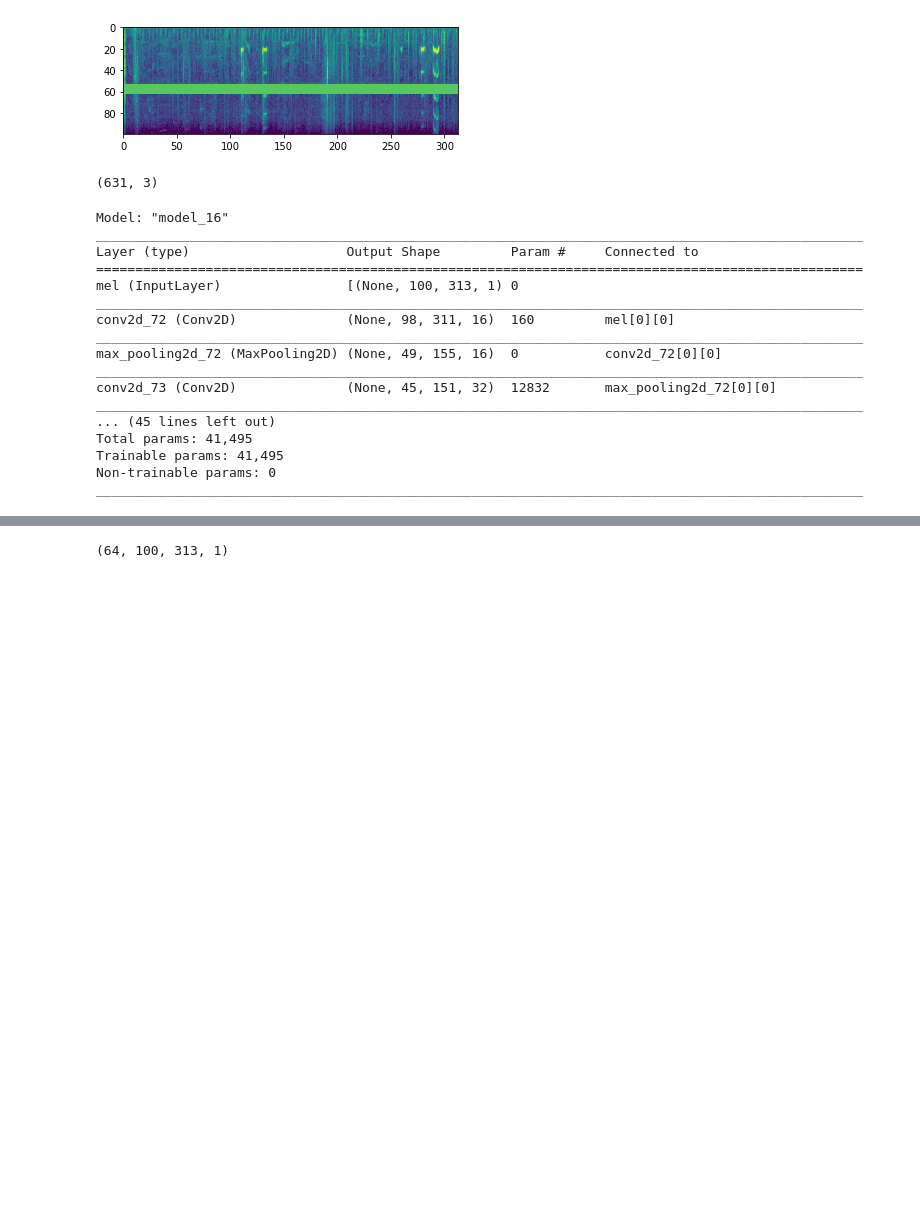
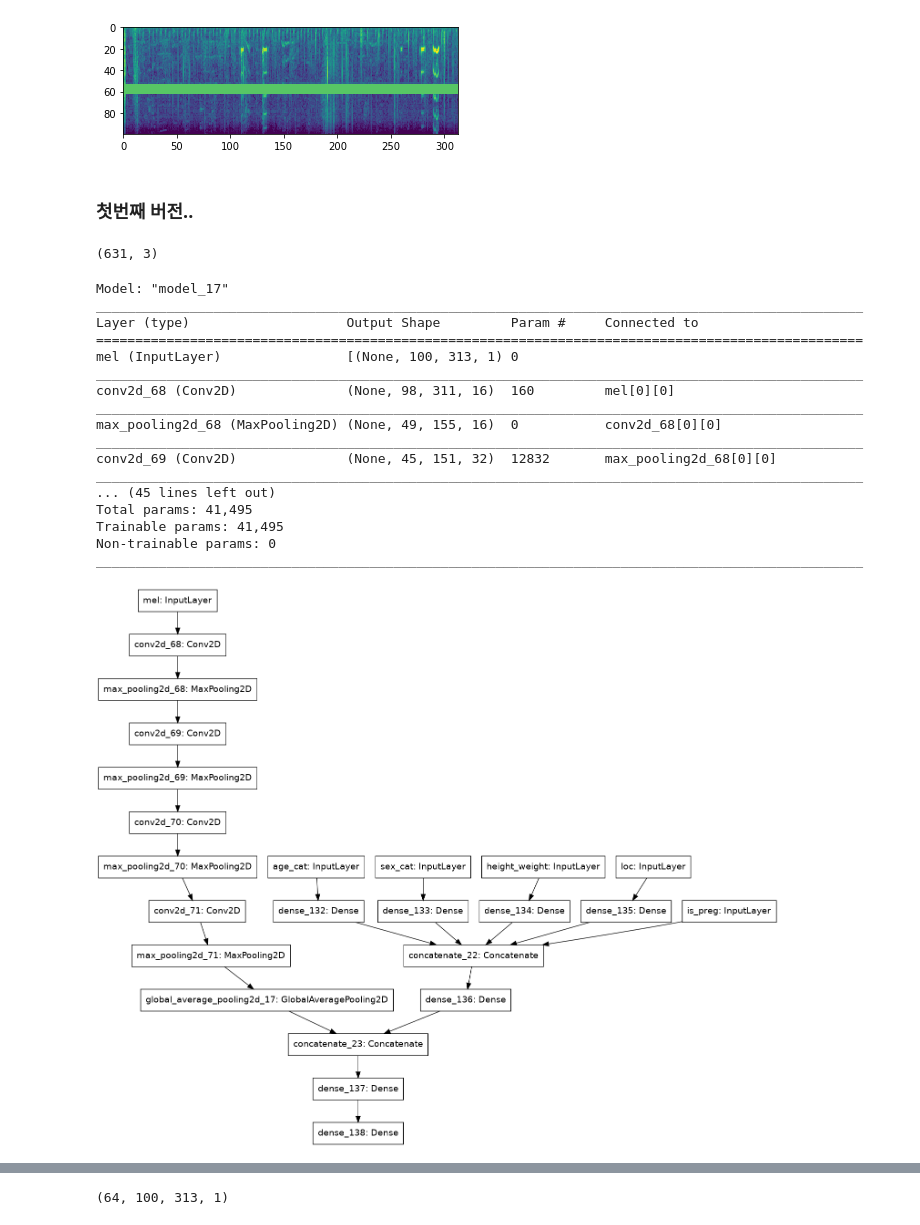
Before and after one commit to ikwak2/hmd, a Jupyter notebook: notebooks/model_iy3.ipynb, the cells around one changed output, grey strips where cells are left out. Saved outputs shown, nothing was run; the diff lists cells and outputs as text; code cells hidden in the pictures; blank space fills up the shorter version.

```diff
--- a/notebooks/model_iy3.ipynb
+++ b/notebooks/model_iy3.ipynb
@@ -94,7 +94,7 @@ df[:10]
 | 9 | 29378 | AV+MV | Child | Female | 82.0 | 10.70 | False | Unknown | ... |
 10 rows × 23 columns
 # %%
-data_folder =  '/home/ikwak2/hmd/physionet.org/files/circor-heart-sound/1.0.3/training_data'
+data_folder =  'physionet.org/files/circor-heart-sound/1.0.3/training_data'
 train_folder =  '/home/ubuntu/data/hmd/murmur/train'
 test_folder = '/home/ubuntu/data/hmd/murmur/test'
 model_folder = 'tmp_model3'
@@ -432,10 +428,3 @@ len(age_classes)
 features_trn[0]['mel1'][0].shape
 # %% [output]
 (100, 313, 1)
-# %%
-age = keras.Input(shape=(6,), name = 'age_cat')
-sex = keras.Input(shape=(2,), name = 'sex_cat')
-hw = keras.Input(shape=(2,), name = 'height_weight')
-preg = keras.Input(shape=(1,), name = 'is_preg')
-loc = keras.Input(shape=(len(recording_locations),), name = 'loc')
-mel1 = keras.Input(shape=((100, 313, 1)), name = 'mel')
@@ -446,34 +431,2 @@ dict_keys(['id', 'age', 'sex', 'hw', 'preg', 'loc', 'mel1'])
 # %% [markdown]
 ## A toy model
-# %%
-## age embeddig
-age1 = layers.Dense(2, activation = 'relu')(age)
-
-## sex embedding
-sex1 = layers.Dense(1, activation = 'relu')(sex)
-
-## hw embedding
-hw1 = layers.Dense(1, activation = 'relu')(hw)
-
-## loc embedding
-loc1 = layers.Dense(3, activation = 'relu')(loc)
-
-## mel embedding
-mel2 = layers.Conv2D(16, (3,3), activation = 'relu')(mel1)
-mel2 = layers.MaxPooling2D()(mel2)
-mel2 = layers.Conv2D(32, (5,5), activation = 'relu')(mel2)
-mel2 = layers.MaxPooling2D()(mel2)
-mel2 = layers.Conv2D(32, (3,3), activation = 'relu')(mel2)
-mel2 = layers.MaxPooling2D()(mel2)
-mel2 = layers.Conv2D(64, (3,3), activation = 'relu')(mel2)
-mel2 = layers.MaxPooling2D()(mel2)
-mel2 = layers.GlobalAveragePooling2D()(mel2)
-
-concat1 = layers.Concatenate()([age1, sex1, hw1, loc1, preg])
-d1 = layers.Dense(2, activation = 'relu')(concat1)
-concat2 = layers.Concatenate()([d1, mel2])
-concat2 = layers.Dense(10, activation = 'relu')(concat2)
-res1 = layers.Dense(3, activation = "softmax")(concat2)
-res2 = layers.Dense(2, activation = "softmax")(concat2)
-# %%
-model = keras.Model(inputs = [age,sex,hw,preg,loc,mel1] , outputs = [concat2, concat3] )
@@ -1358,3 +1080,5 @@ class DataGenerator(tensorflow.keras.utils.Sequence):
+# %% [markdown]
+### 첫번째 버전..
 # %%
 import os
 import sys
@@ -1543,20 +1267,25 @@ features_test[1].shape
 model = get_toy3_1((100, 313, 1))
 model.summary()
 # %% [output]
-Model: "model_16"
+Model: "model_17"
 __________________________________________________________________________________________________
 Layer (type)                    Output Shape         Param #     Connected to
 ==================================================================================================
 mel (InputLayer)                [(None, 100, 313, 1) 0
 __________________________________________________________________________________________________
-conv2d_72 (Conv2D)              (None, 98, 311, 16)  160         mel[0][0]
+conv2d_68 (Conv2D)              (None, 98, 311, 16)  160         mel[0][0]
 __________________________________________________________________________________________________
-max_pooling2d_72 (MaxPooling2D) (None, 49, 155, 16)  0           conv2d_72[0][0]
+max_pooling2d_68 (MaxPooling2D) (None, 49, 155, 16)  0           conv2d_68[0][0]
 __________________________________________________________________________________________________
-conv2d_73 (Conv2D)              (None, 45, 151, 32)  12832       max_pooling2d_72[0][0]
+conv2d_69 (Conv2D)              (None, 45, 151, 32)  12832       max_pooling2d_68[0][0]
 __________________________________________________________________________________________________
 ... (45 lines left out)
 Total params: 41,495
 Trainable params: 41,495
 Non-trainable params: 0
 __________________________________________________________________________________________________
+# %%
+from tensorflow.keras.utils import plot_model
+plot_model(model, to_file='model.png')
+# %% [output]
+[figure, added]
```
Also changed, not shown: parts of 192 cells of this notebook.
